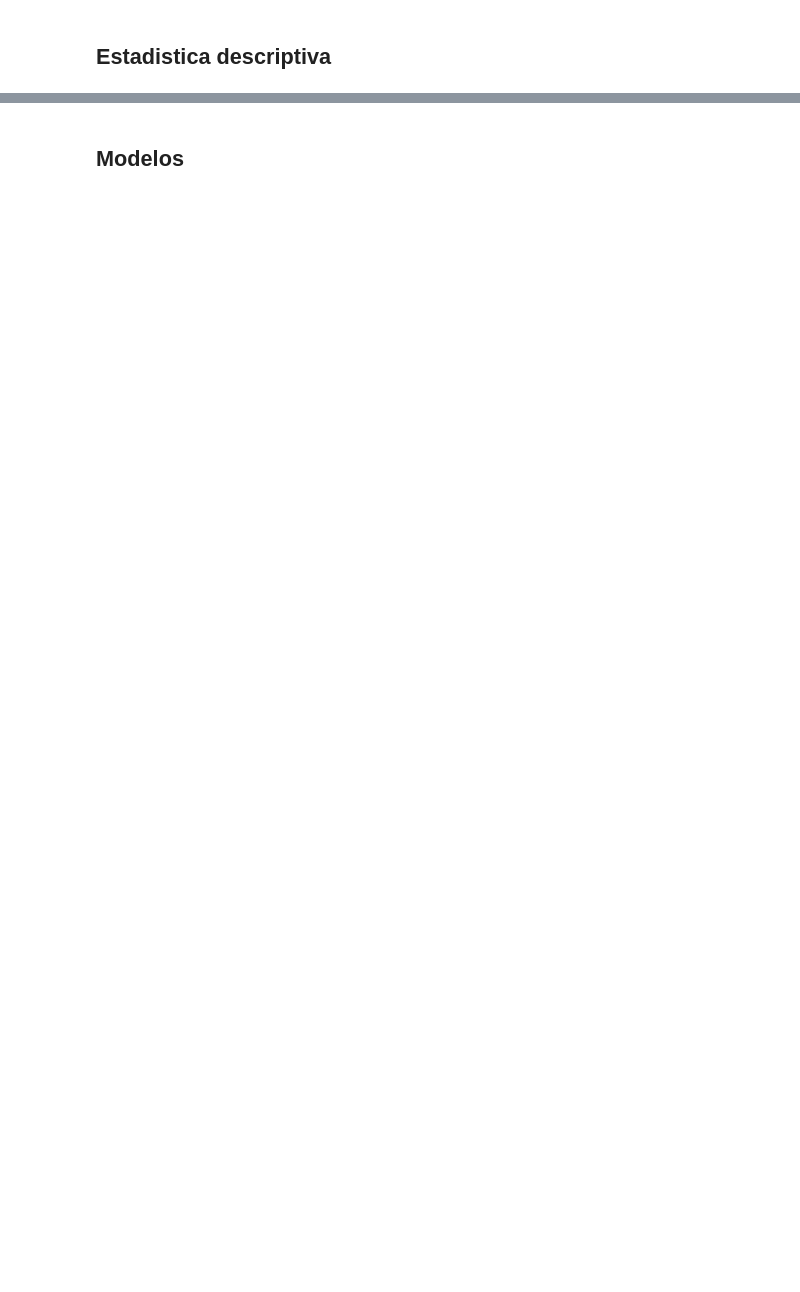
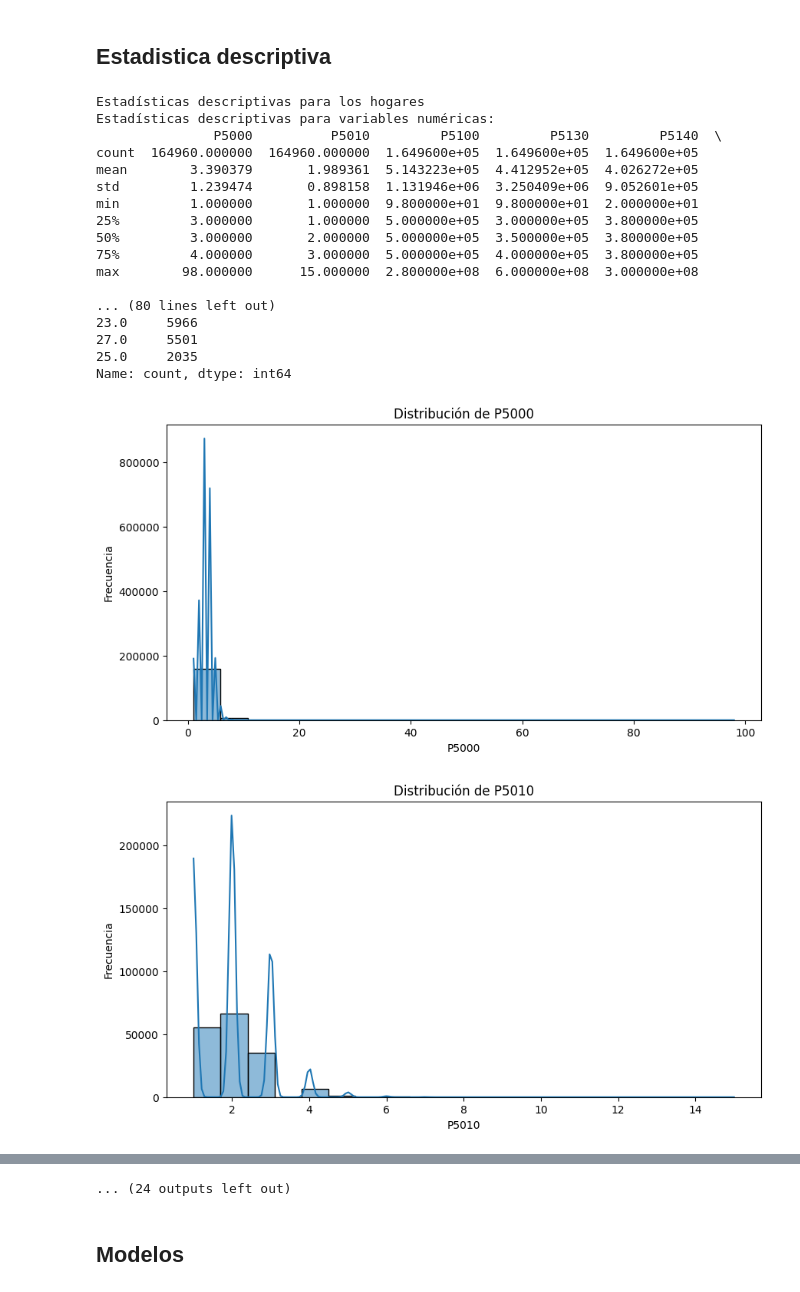
Before and after one commit to santiagoriverti/ML_PS2_Falcone_Morales_Riverti, a Jupyter notebook: scripts/TP_ML_2.ipynb, the cells around one changed output, grey strips where cells are left out. Saved outputs shown, nothing was run; the diff lists cells and outputs as text; code cells hidden in the pictures; blank space fills up the shorter version.

Commit message:
comienzo estadisticas descriptivas

```diff
--- a/scripts/TP_ML_2.ipynb
+++ b/scripts/TP_ML_2.ipynb
@@ -133,0 +131,67 @@ test_hogares['Aglomeracion'] = test_hogares['Nper'] / test_hogares['P5010']
+# %%
+# Función para generar estadísticas descriptivas y gráficos
+
+def generar_estadisticas_descriptivas(df, variables_numericas, variables_categoricas):
+    # Estadísticas descriptivas para variables numéricas
+    print("Estadísticas descriptivas para variables numéricas:")
+    print(df[variables_numericas].describe())
+
+    # Estadísticas de frecuencia para variables categóricas
+    print("\nEstadísticas de frecuencia para variables categóricas:")
+    for var in variables_categoricas:
+        print(f"\nFrecuencia para {var}:")
+        print(df[var].value_counts())
+
+    # Generar histogramas para variables numéricas
+    for var in variables_numericas:
+        plt.figure(figsize=(10, 5))
+        sns.histplot(df[var], kde=True, bins=20)
+        plt.title(f"Distribución de {var}")
+        plt.xlabel(var)
+        plt.ylabel("Frecuencia")
+        plt.show()
+
+    # Gráficos de barras para variables categóricas
+    for var in variables_categoricas:
+        plt.figure(figsize=(10, 5))
+        sns.countplot(x=var, data=df, order=df[var].value_counts().index)
+        plt.title(f"Frecuencia de {var}")
+        plt.xlabel(var)
+        plt.ylabel("Frecuencia")
+        plt.xticks(rotation=45)
+        plt.show()
+
+# Variables relevantes para los DataFrames de hogares y personas
+variables_numericas_hogares = ['P5000', 'P5010', 'P5100', 'P5130', 'P5140', 'Nper', 'Npersug', 'Li', 'Lp', 'Promedio_Educacion', 'Aglomeracion']
+variables_categoricas_hogares = ['Clase', 'Dominio', 'Depto']
+
+variables_numericas_personas = ['P6040', 'P6210s1', 'P6800', 'P6870', 'P7495', 'P7510s5']
+variables_categoricas_personas = ['Clase', 'Dominio', 'P6020', 'P6050', 'P6090', 'P6100', 'P6240', 'Oficio', 'P6430', 'P6920', 'P7090', 'P7110', 'P7120', 'Depto']
+
+# Generar estadísticas descriptivas para los hogares
+print("\nEstadísticas descriptivas para los hogares")
+generar_estadisticas_descriptivas(train_hogares, variables_numericas_hogares, variables_categoricas_hogares)
+
+# Generar estadísticas descriptivas para las personas
+print("\nEstadísticas descriptivas para las personas")
+generar_estadisticas_descriptivas(train_personas, variables_numericas_personas, variables_categoricas_personas)
+# %% [output]
+Estadísticas descriptivas para los hogares
+Estadísticas descriptivas para variables numéricas:
+               P5000          P5010         P5100         P5130         P5140  \
+count  164960.000000  164960.000000  1.649600e+05  1.649600e+05  1.649600e+05
+mean        3.390379       1.989361  5.143223e+05  4.412952e+05  4.026272e+05
+std         1.239474       0.898158  1.131946e+06  3.250409e+06  9.052601e+05
+min         1.000000       1.000000  9.800000e+01  9.800000e+01  2.000000e+01
+25%         3.000000       1.000000  5.000000e+05  3.000000e+05  3.800000e+05
+50%         3.000000       2.000000  5.000000e+05  3.500000e+05  3.800000e+05
+75%         4.000000       3.000000  5.000000e+05  4.000000e+05  3.800000e+05
+max        98.000000      15.000000  2.800000e+08  6.000000e+08  3.000000e+08
+
+... (80 lines left out)
+23.0     5966
+27.0     5501
+25.0     2035
+Name: count, dtype: int64
+[figure, added]
+[figure, added]
@@ -134,2 +207,3 @@ test_hogares['Aglomeracion'] = test_hogares['Nper'] / test_hogares['P5010']
+... (24 outputs left out)
 # %% [markdown]
 ## Modelos
```
Also changed, not shown: parts of 5 cells of this notebook.
